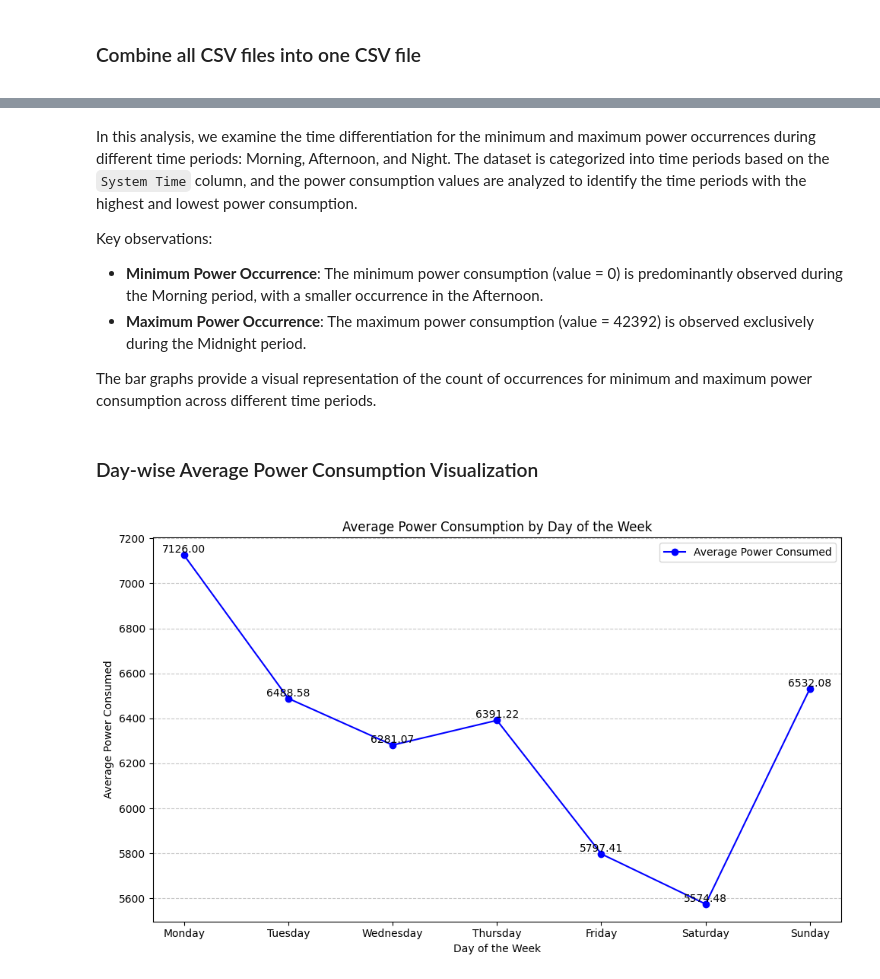
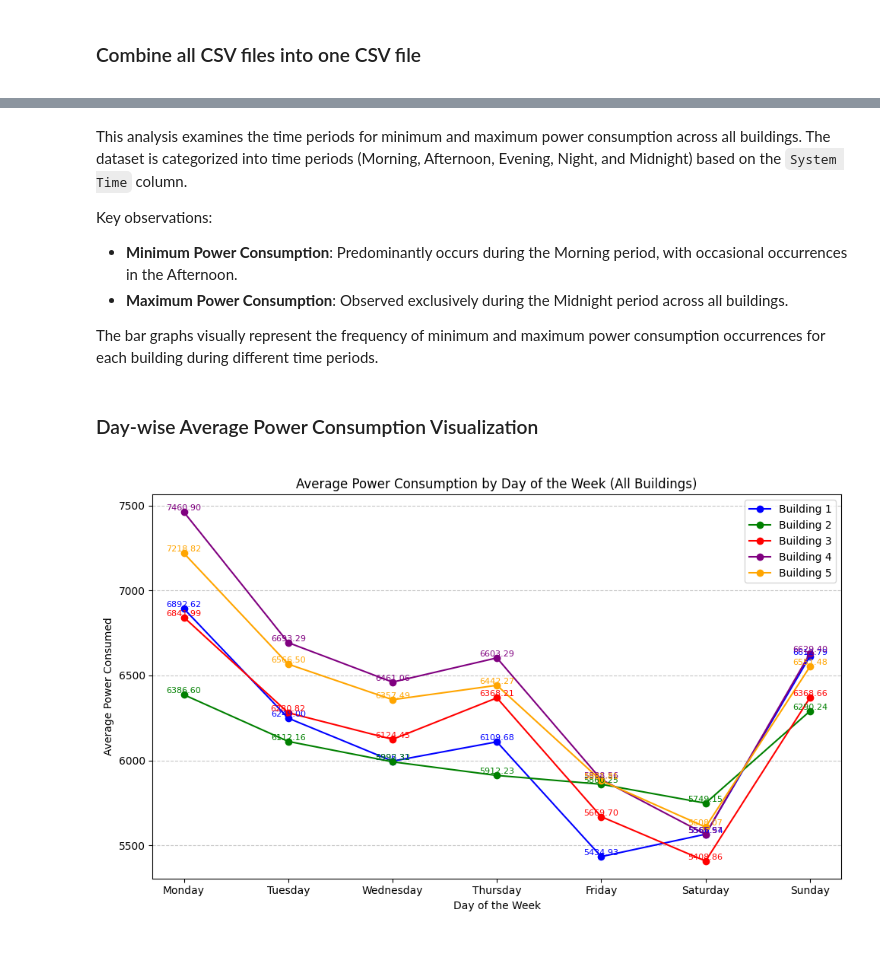
Before and after one commit to ShivanshKumarJha/Smart-Meter-Analysis, a Jupyter notebook: dashboard.ipynb, the cells around one changed output, grey strips where cells are left out. Saved outputs shown, nothing was run; the diff lists cells and outputs as text; code cells hidden in the pictures; blank space fills up the shorter version.

```diff
--- a/dashboard.ipynb
+++ b/dashboard.ipynb
@@ -41,3 +40,0 @@ merged_df.to_csv("all_etaj_merged_data.csv", index=False)
-# %%
-df = pd.read_csv("all_etaj_merged_data.csv")
-df.size
@@ -48,18 +48,0 @@ df.size
-# %%
-stats = df.describe().loc[['mean', 'min', 'max']]
-stats.columns = ['']
-stats = stats.transpose()
-stats.columns = ['Mean Power Consumed', 'Minimum Power Consumed', 'Maximum Power Consumed']
-
-ax = stats.plot(kind='bar', figsize=(10, 5), width=0.3, color=['#1f77b4', '#ff7f0e', '#2ca02c'], title='Descriptive Statistics')
-
-plt.ylabel('Power Consumed')
-plt.xlabel('Power Parameters')
-plt.xticks(rotation=0)
-plt.legend(title='Legends', loc='upper right')
-
-for container in ax.containers:
-    ax.bar_label(container, fmt='%.2f', label_type='edge', fontsize=10)
-
-plt.tight_layout(pad=1.0)
-plt.show()
@@ -119,30 +132,41 @@ plt.show()
 # %% [markdown]
-In this analysis, we examine the time differentiation for the minimum and maximum power occurrences during different time periods: Morning, Afternoon, and Night. The dataset is categorized into time periods based on the `System Time` column, and the power consumption values are analyzed to identify the time periods with the highest and lowest power consumption.
+This analysis examines the time periods for minimum and maximum power consumption across all buildings. The dataset is categorized into time periods (Morning, Afternoon, Evening, Night, and Midnight) based on the `System Time` column.
 
 Key observations:
-- **Minimum Power Occurrence**: The minimum power consumption (value = 0) is predominantly observed during the Morning period, with a smaller occurrence in the Afternoon.
-- **Maximum Power Occurrence**: The maximum power consumption (value = 42392) is observed exclusively during the Midnight period.
+- **Minimum Power Consumption**: Predominantly occurs during the Morning period, with occasional occurrences in the Afternoon.
+- **Maximum Power Consumption**: Observed exclusively during the Midnight period across all buildings.
 
-The bar graphs provide a visual representation of the count of occurrences for minimum and maximum power consumption across different time periods.
+The bar graphs visually represent the frequency of minimum and maximum power consumption occurrences for each building during different time periods.
 # %% [markdown]
 <bold><h3>Day-wise Average Power Consumption Visualization</h3></bold>
 # %%
-day_avg = df.groupby('Day')['Power Consumed'].mean().reindex(['Monday', 'Tuesday', 'Wednesday', 'Thursday', 'Friday', 'Saturday', 'Sunday'])
+buildings = [df_building1, df_building2, df_building3, df_building4, df_building5]
+building_names = ['Building 1', 'Building 2', 'Building 3', 'Building 4', 'Building 5']
+colors = ['blue', 'green', 'red', 'purple', 'orange']
 
 plt.figure(figsize=(10, 6))
-plt.plot(day_avg.index, day_avg.values, marker='o', color='blue', label='Average Power Consumed')
+
+for i, df in enumerate(buildings):
+    df['System Time'] = pd.to_datetime(df['System Time'])
+
+    df['Day'] = df['System Time'].dt.day_name()
+
+    day_avg = df.groupby('Day')['Power Consumed'].mean().reindex(['Monday', 'Tuesday', 'Wednesday', 'Thursday', 'Friday', 'Saturday', 'Sunday'])
+
+    plt.plot(day_avg.index, day_avg.values, marker='o', color=colors[i], label=building_names[i])
+
+    for j, value in enumerate(day_avg.values):
+        plt.text(j, value, f"{value:.2f}", ha='center', va='bottom', fontsize=8, color=colors[i])
+
 plt.ylabel('Average Power Consumed')
 plt.xlabel('Day of the Week')
-plt.title('Average Power Consumption by Day of the Week')
+plt.title('Average Power Consumption by Day of the Week (All Buildings)')
 plt.xticks(rotation=0)
-
-for i, value in enumerate(day_avg):
-    plt.text(i, value, f"{value:.2f}", ha='center', va='bottom', fontsize=10)
 
 plt.legend()
 plt.tight_layout()
 plt.grid(axis='y', linestyle='--', alpha=0.7)
 plt.show()
 # %% [output]
-[figure, old version]
+[figure, new version]
 # %% [markdown]
```
Also changed, not shown: parts of 24 cells of this notebook, 19 other files.
